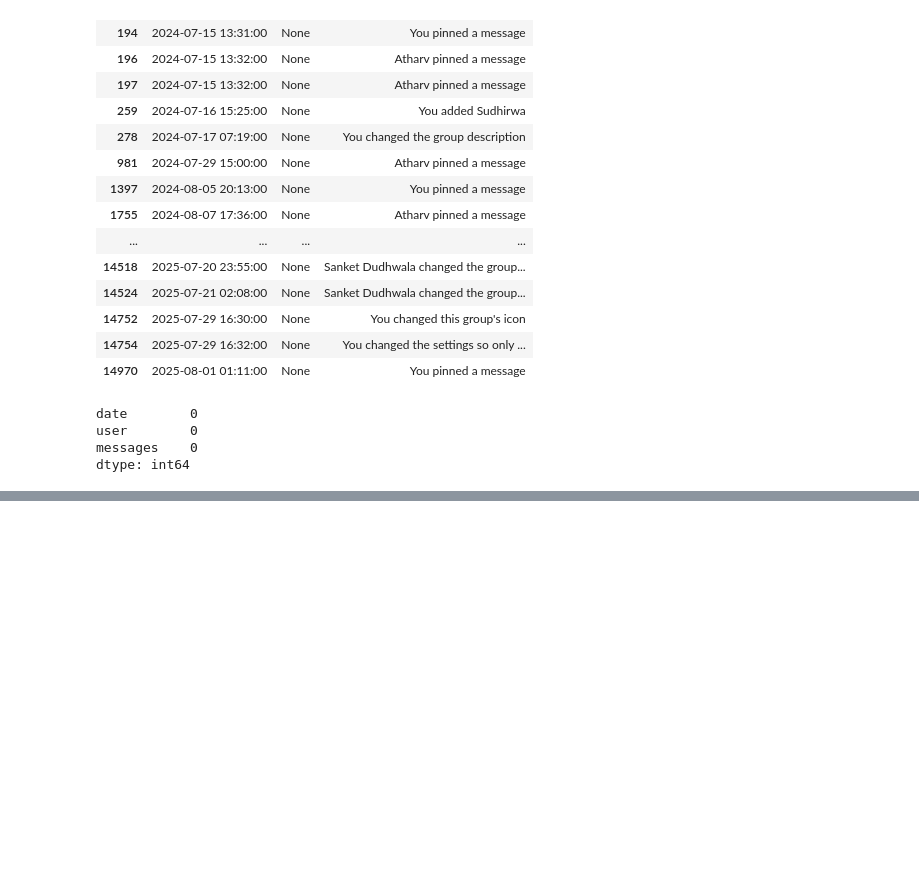
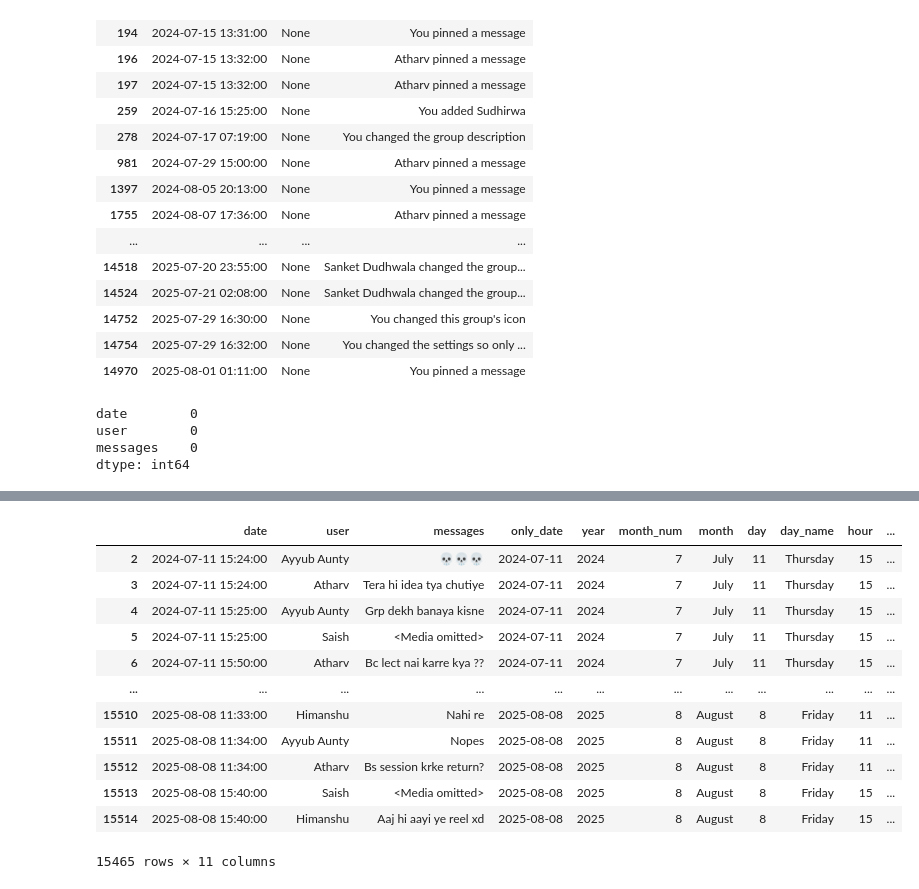
Before and after one commit to Saishhhhhh/Whatsapp-Chat-Analyzer, a Jupyter notebook: Preprocessing.ipynb, the cells around one changed output, grey strips where cells are left out. Cells and saved outputs as stored; diff of their text form; code cells hidden in the pictures; blank space fills up the shorter version.

```diff
--- a/Preprocessing.ipynb
+++ b/Preprocessing.ipynb
@@ -147,0 +148,25 @@ df.sample(10)
+# %%
+df['only_date'] = df['date'].dt.date
+df['year'] = df['date'].dt.year
+df['month_num'] = df['date'].dt.month
+df['month'] = df['date'].dt.month_name()
+df['day'] = df['date'].dt.day
+df['day_name'] = df['date'].dt.day_name()
+df['hour'] = df['date'].dt.hour
+df['minute'] = df['date'].dt.minute
+
+df
+# %% [output]
+|  | date | user | messages | only_date | year | month_num | month | day | day_name | hour | ... |
+| 2 | 2024-07-11 15:24:00 | Ayyub Aunty | 💀💀💀 | 2024-07-11 | 2024 | 7 | July | 11 | Thursday | 15 | ... |
+| 3 | 2024-07-11 15:24:00 | Atharv | Tera hi idea tya chutiye | 2024-07-11 | 2024 | 7 | July | 11 | Thursday | 15 | ... |
+| 4 | 2024-07-11 15:25:00 | Ayyub Aunty | Grp dekh banaya kisne | 2024-07-11 | 2024 | 7 | July | 11 | Thursday | 15 | ... |
+| 5 | 2024-07-11 15:25:00 | Saish | <Media omitted> | 2024-07-11 | 2024 | 7 | July | 11 | Thursday | 15 | ... |
+| 6 | 2024-07-11 15:50:00 | Atharv | Bc lect nai karre kya ?? | 2024-07-11 | 2024 | 7 | July | 11 | Thursday | 15 | ... |
+| ... | ... | ... | ... | ... | ... | ... | ... | ... | ... | ... | ... |
+| 15510 | 2025-08-08 11:33:00 | Himanshu | Nahi re | 2025-08-08 | 2025 | 8 | August | 8 | Friday | 11 | ... |
+| 15511 | 2025-08-08 11:34:00 | Ayyub Aunty | Nopes | 2025-08-08 | 2025 | 8 | August | 8 | Friday | 11 | ... |
+| 15512 | 2025-08-08 11:34:00 | Atharv | Bs session krke return? | 2025-08-08 | 2025 | 8 | August | 8 | Friday | 11 | ... |
+| 15513 | 2025-08-08 15:40:00 | Saish | <Media omitted> | 2025-08-08 | 2025 | 8 | August | 8 | Friday | 15 | ... |
+| 15514 | 2025-08-08 15:40:00 | Himanshu | Aaj hi aayi ye reel xd | 2025-08-08 | 2025 | 8 | August | 8 | Friday | 15 | ... |
+15465 rows × 11 columns
```
Also changed, not shown: parts of 2 cells of this notebook, 3 other files.
